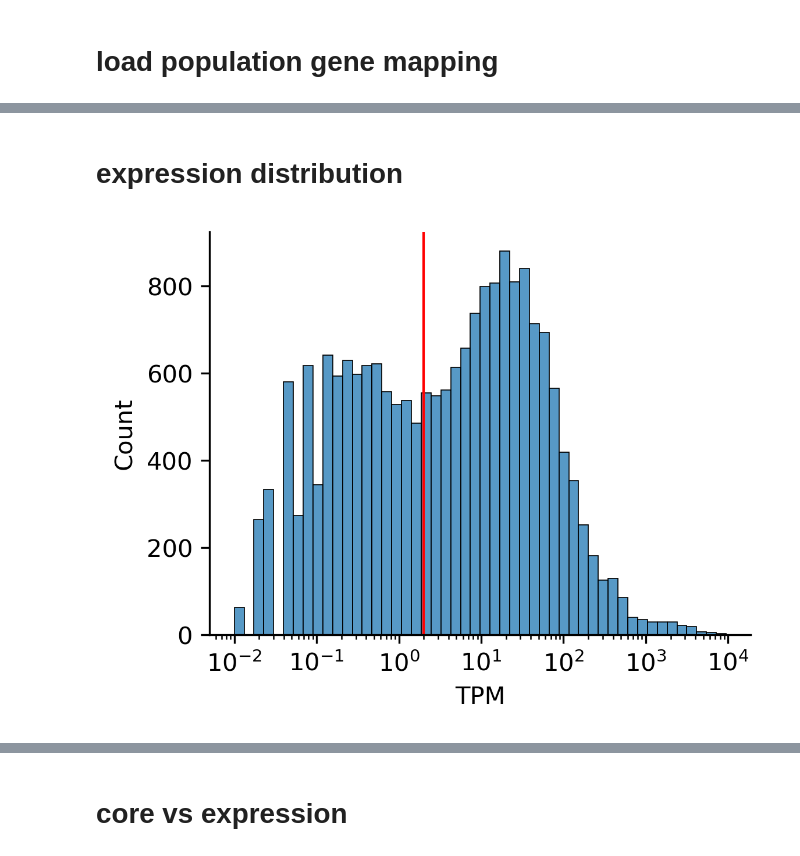
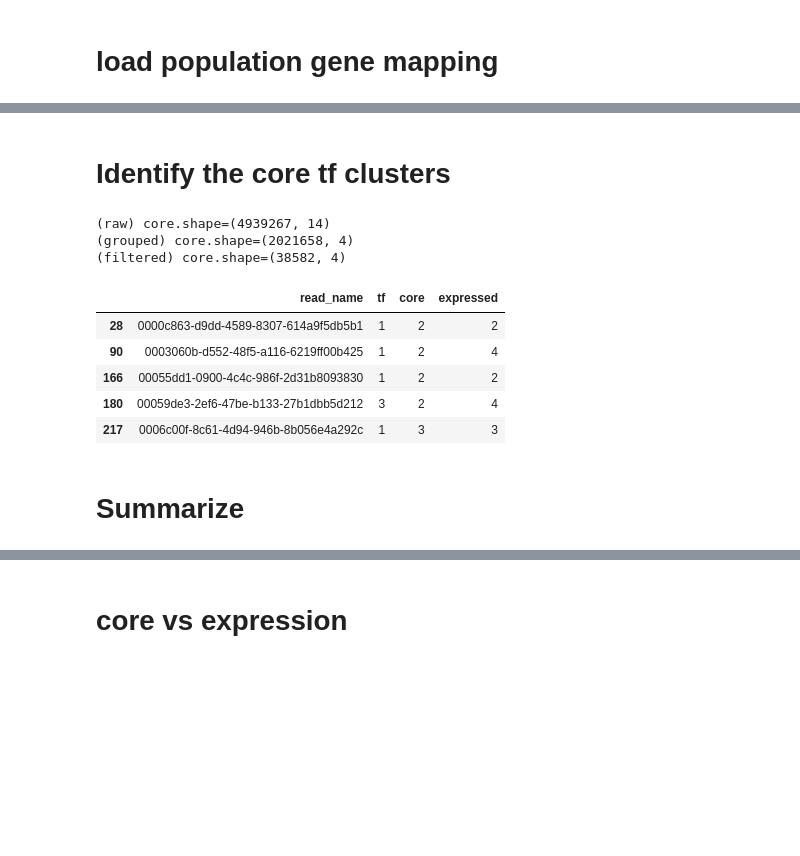
Before and after one commit to CooperStansbury/higher-order-single-cell, a Jupyter notebook: notebooks/core_expression.ipynb, the cells around one changed output, grey strips where cells are left out. Saved outputs shown, nothing was run; the diff lists cells and outputs as text; code cells hidden in the pictures; blank space fills up the shorter version.

```diff
--- a/notebooks/core_expression.ipynb
+++ b/notebooks/core_expression.ipynb
@@ -127,17 +146,45 @@ tdf.sample(5)
-# %% [markdown]
-# expression distribution
-# %%
-plt.rcParams['figure.dpi'] = 300
-plt.rcParams['figure.figsize'] = 4 ,3
-
-sns.histplot(
-    data=tdf[tdf['TPM'] > 0],
-    x='TPM',
-    bins=50,
-    log_scale=True,
-)
-
-plt.axvline(x=2.0, c='r', lw=1)
-sns.despine()
-# %% [output]
-[figure, removed]
+# %% [markdown]
+# Identify the core tf clusters
+# %%
+tf = 1
+d = 2
+t = 2.0
+
+"""criteria:
+    1. one TF
+    2. d protien-coding genes in the core with expression over t
+"""
+
+core = df.copy()
+print(f"(raw) {core.shape=}")
+core = core[core['expression'].notna()]
+core = core[core['gene_biotype'] == 'protein_coding']
+core['is_expressed'] = core['expression'] > t
+
+core = core.groupby('read_name').agg(
+    tf = ('is_tf', 'sum'),
+    core = ('is_core', 'sum'),
+    expressed = ('is_expressed', 'sum'),
+).reset_index()
+
+print(f"(grouped) {core.shape=}")
+
+core = core[core['tf'] >= tf]
+core = core[core['core'] >= d]
+core = core[core['expressed'] >= t]
+
+print(f"(filtered) {core.shape=}")
+
+core.head()
+# %% [output]
+(raw) core.shape=(4939267, 14)
+(grouped) core.shape=(2021658, 4)
+(filtered) core.shape=(38582, 4)
+|  | read_name | tf | core | expressed |
+| 28 | 0000c863-d9dd-4589-8307-614a9f5db5b1 | 1 | 2 | 2 |
+| 90 | 0003060b-d552-48f5-a116-6219ff00b425 | 1 | 2 | 4 |
+| 166 | 00055dd1-0900-4c4c-986f-2d31b8093830 | 1 | 2 | 2 |
+| 180 | 00059de3-2ef6-47be-b133-27b1dbb5d212 | 3 | 2 | 4 |
+| 217 | 0006c00f-8c61-4d94-946b-8b056e4a292c | 1 | 3 | 3 |
+# %% [markdown]
+# Summarize
```
Also changed, not shown: parts of 15 cells of this notebook, 1 other file.
